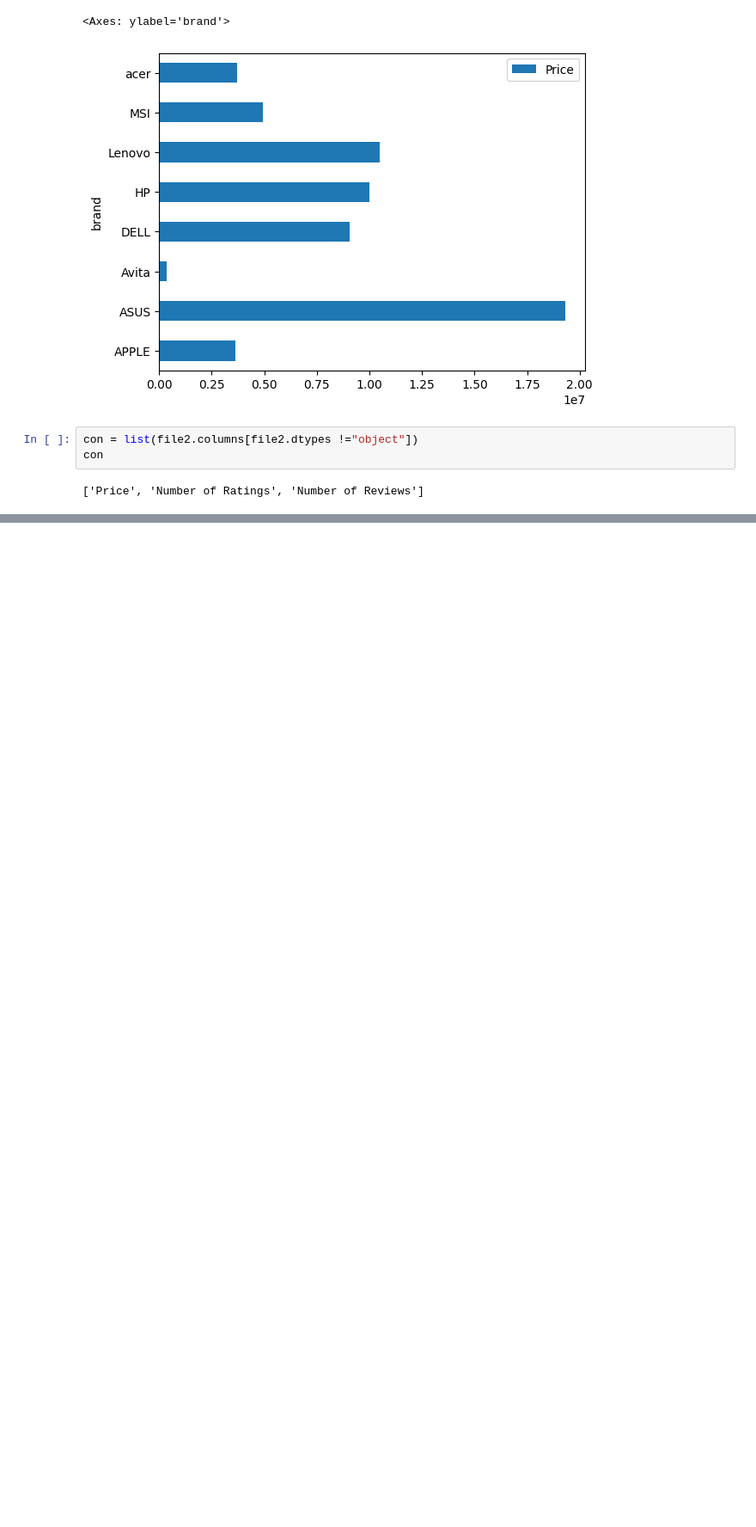
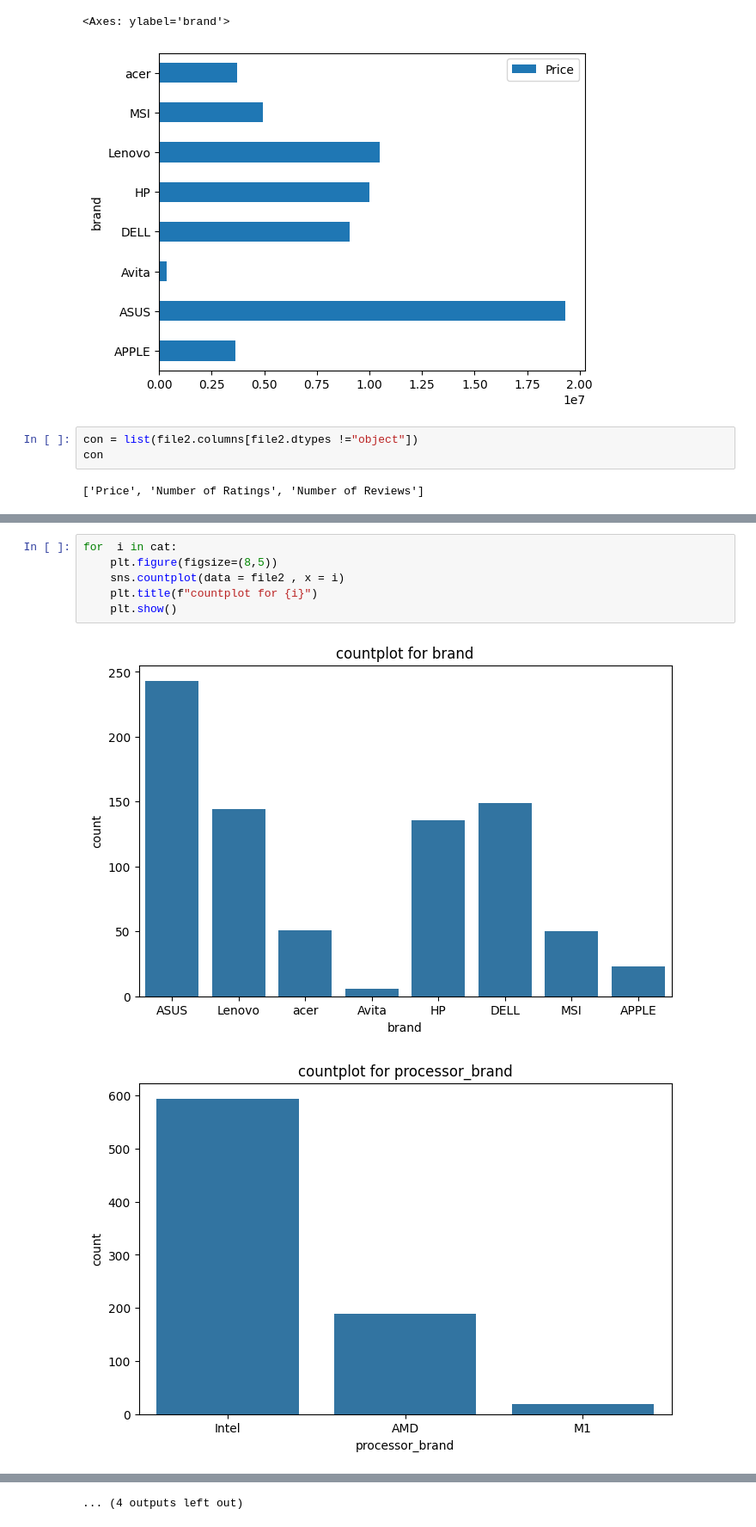
Before and after one commit to neelima225/repository18-3, a Jupyter notebook: analysis/EDA.ipynb, the cells around one changed output, grey strips where cells are left out. Shown: that part at 86% size. Drawn from its saved outputs; the diff is of its cells as text; blank space fills up the shorter version.

```diff
--- a/analysis/EDA.ipynb
+++ b/analysis/EDA.ipynb
@@ -232,0 +385,9 @@ con
+# %%
+for  i in cat:
+    plt.figure(figsize=(8,5))
+    sns.countplot(data = file2 , x = i)
+    plt.title(f"countplot for {i}")
+    plt.show()
+# %% [output]
+[figure, added]
+[figure, added]
@@ -232,0 +404 @@ con
+... (4 outputs left out)
```
Also changed, not shown: parts of 24 cells of this notebook.
